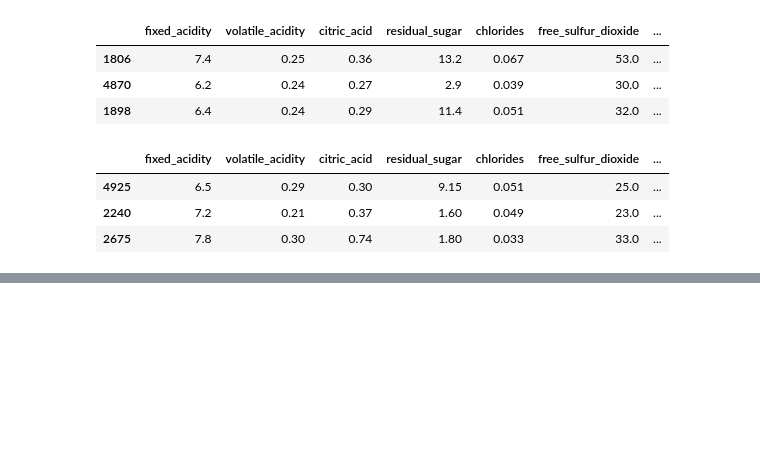
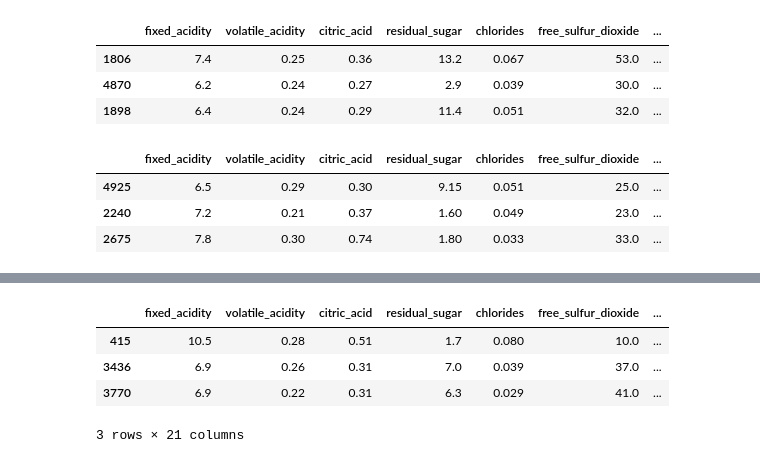
Before and after one commit to Dev-Flurssy/data-science-lab, a Jupyter notebook: Wine Quality/Notebooks/edas.ipynb, the cells around one changed output, grey strips where cells are left out. Cells and saved outputs as stored; diff of their text form; code cells hidden in the pictures; blank space fills up the shorter version.

```diff
--- a/Wine Quality/Notebooks/edas.ipynb
+++ b/Wine Quality/Notebooks/edas.ipynb
@@ -107,0 +111,9 @@ df['alcohol_sulphates'] = (
+# %%
+df['alcohol_acidity'] = (df['alcohol'] * df['fixed_acidity']).round(2)
+df.sample(3)
+# %% [output]
+|  | fixed_acidity | volatile_acidity | citric_acid | residual_sugar | chlorides | free_sulfur_dioxide | ... |
+| 415 | 10.5 | 0.28 | 0.51 | 1.7 | 0.080 | 10.0 | ... |
+| 3436 | 6.9 | 0.26 | 0.31 | 7.0 | 0.039 | 37.0 | ... |
+| 3770 | 6.9 | 0.22 | 0.31 | 6.3 | 0.029 | 41.0 | ... |
+3 rows × 21 columns
```
Also changed, not shown: parts of 1 cell of this notebook.
